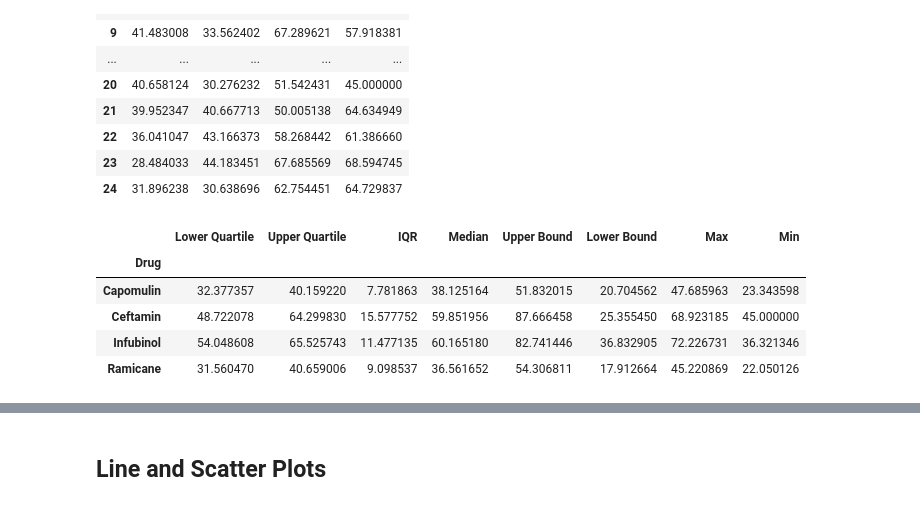
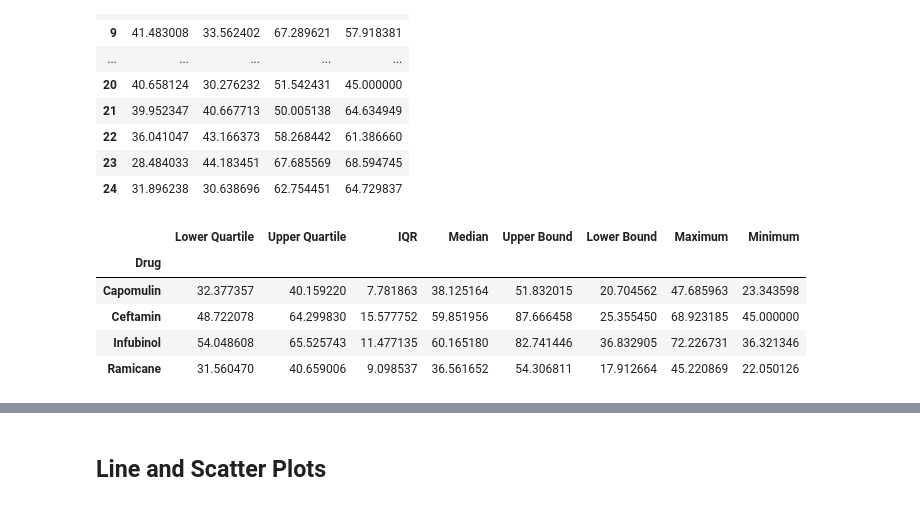
Before and after one commit to margoterudy/Pymaceuticals, a Jupyter notebook: Pymaceuticals/pymaceuticals_starter.ipynb, the cells around one changed output, grey strips where cells are left out. Cells and saved outputs as stored; diff of their text form; code cells hidden in the pictures.

```diff
--- a/Pymaceuticals/pymaceuticals_starter.ipynb
+++ b/Pymaceuticals/pymaceuticals_starter.ipynb
@@ -306,36 +306,36 @@ low_infu = quart_infu[.25]
 med_infu = quart_infu[.5]
 up_infu = quart_infu[.75]
 iqr_infu = up_infu-low_infu
 lowb_infu = low_infu - (1.5*iqr_infu)
 upb_infu = up_infu + (1.5*iqr_infu)
 max_infu = meds[treatments[2]].max()
 min_infu = meds[treatments[2]].min()
 
 quart_ceft = meds[treatments[3]].quantile([.25, .5, .75])
 low_ceft = quart_ceft[.25]
 med_ceft = quart_ceft[.5]
 up_ceft = quart_ceft[.75]
 iqr_ceft = up_ceft-low_ceft
 lowb_ceft = low_cef - (1.5*iqr_ceft)
 upb_ceft = up_cef + (1.5*iqr_ceft)
 max_ceft = meds[treatments[3]].max()
 min_ceft = meds[treatments[3]].min()
 
 outliers = pd.DataFrame({'Drug': treatments,
                          'Lower Quartile':[low_capo, low_rami, low_infu, low_ceft],
                          'Upper Quartile':[up_capo, up_rami, up_infu, up_ceft],
                          'IQR':[iqr_capo, iqr_rami, iqr_inf, iqr_ceft],
                          'Median':[med_capo, med_rami, med_infu, med_ceft],
                         'Upper Bound': [upb_capo, upb_rami, upb_infu, upb_ceft],
                         'Lower Bound': [lowb_capo, lowb_rami, lowb_infu, lowb_ceft],
-                        'Max': [max_capo, max_rami, max_inf, max_ceft],
-                         'Min': [min_capo, min_rami, min_infu, min_ceft]
+                        'Maximum': [max_capo, max_rami, max_inf, max_ceft],
+                         'Minimum': [min_capo, min_rami, min_infu, min_ceft]
                         })
 outliers
 outliers_group = outliers.groupby('Drug')
 outliers_group.sum()
 # %% [output]
-|  | Lower Quartile | Upper Quartile | IQR | Median | Upper Bound | Lower Bound | Max | Min |
+|  | Lower Quartile | Upper Quartile | IQR | Median | Upper Bound | Lower Bound | Maximum | Minimum |
 | Drug |  |  |  |  |  |  |  |  |
 | Capomulin | 32.377357 | 40.159220 | 7.781863 | 38.125164 | 51.832015 | 20.704562 | 47.685963 | 23.343598 |
 | Ceftamin | 48.722078 | 64.299830 | 15.577752 | 59.851956 | 87.666458 | 25.355450 | 68.923185 | 45.000000 |
```
Also changed, not shown: parts of 2 cells of this notebook, 1 other file.
